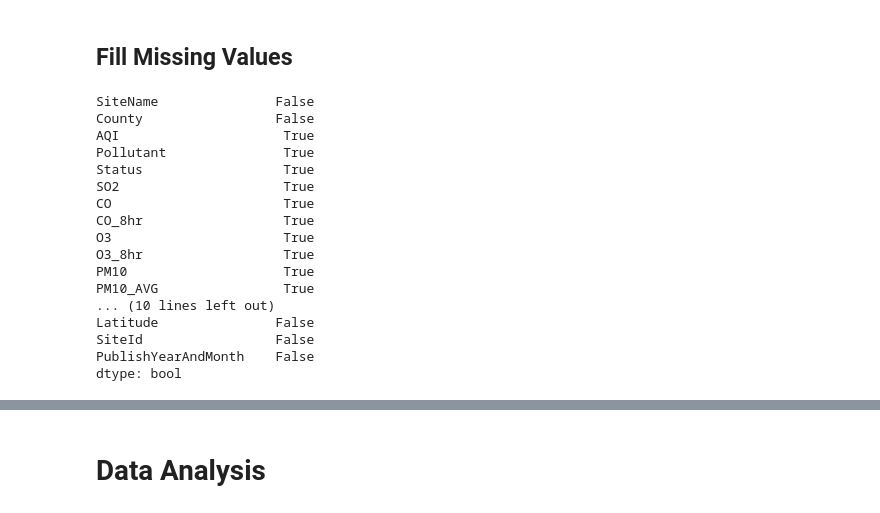
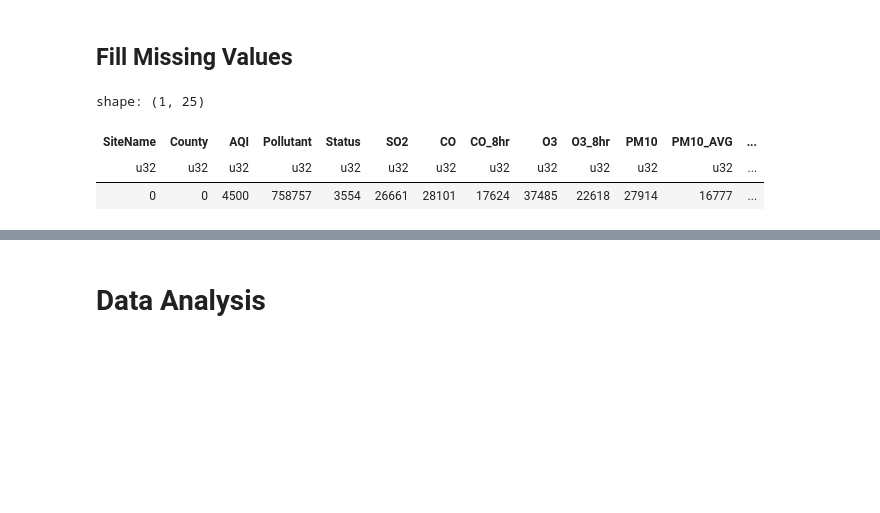
Before and after one commit to hermeschen1116/bayesian-pm25-prediction, a Jupyter notebook: main.ipynb, the cells around one changed output, grey strips where cells are left out. Saved outputs shown, nothing was run; the diff lists cells and outputs as text; code cells hidden in the pictures; blank space fills up the shorter version.

```diff
--- a/main.ipynb
+++ b/main.ipynb
@@ -29,3 +51,8 @@ dataset = dataset.with_columns(ps.col('PublishTime').dt.strftime('%Y-%m').alias(
+# %%
+county_type: list = dataset['County'].value_counts(sort=True)['County'].to_list()
+county_map: dict = dict(zip(county_type, [i for i in range(len(county_type))]))
+# %%
+dataset = dataset.with_columns(ps.col('County').map_dict(county_map, default='unknown').alias('County').cast(ps.Int32, strict=False))
 # %%
 dataset['Pollutant'].value_counts(sort=True)
 # %% [output]
@@ -67,26 +94,13 @@ status_map: dict = dict(zip(status_type, [i for i in range(len(status_type))]))
 dataset = dataset.with_columns(ps.col('Status').map_dict(status_map, default='unknown').alias('Status').cast(ps.Int32, strict=False))
 # %% [markdown]
 ## Fill Missing Values
+# %%
+dataset.null_count()
+# %% [output]
+shape: (1, 25)
+| SiteName | County | AQI | Pollutant | Status | SO2 | CO | CO_8hr | O3 | O3_8hr | PM10 | PM10_AVG | ... |
+| u32 | u32 | u32 | u32 | u32 | u32 | u32 | u32 | u32 | u32 | u32 | u32 | ... |
+| 0 | 0 | 4500 | 758757 | 3554 | 26661 | 28101 | 17624 | 37485 | 22618 | 27914 | 16777 | ... |
 # %%
 dataset: pd.DataFrame = dataset.to_pandas()
-# %%
-dataset.isnull().any()
-# %% [output]
-SiteName               False
-County                 False
-AQI                     True
-Pollutant               True
-Status                  True
-SO2                     True
-CO                      True
-CO_8hr                  True
-O3                      True
-O3_8hr                  True
-PM10                    True
-PM10_AVG                True
-... (10 lines left out)
-Latitude               False
-SiteId                 False
-PublishYearAndMonth    False
-dtype: bool
 # %%
```
Also changed, not shown: parts of 13 cells of this notebook.
